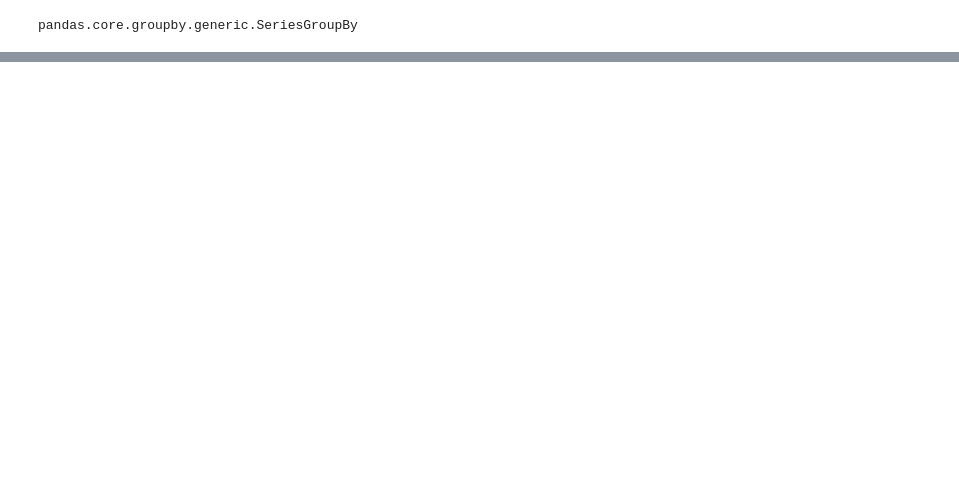
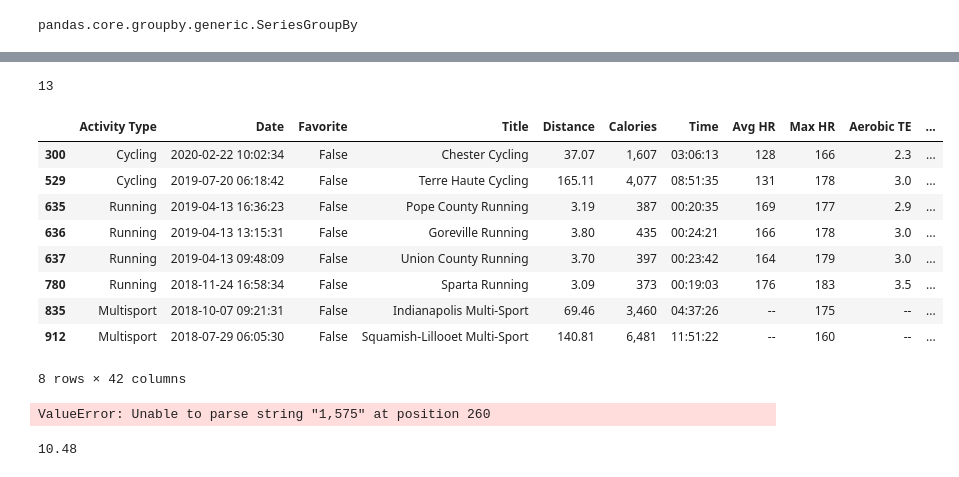
Before and after one commit to keithkruelskie/athlete_prediction, a Jupyter notebook: scratch_work.ipynb, the cells around one changed output, grey strips where cells are left out. Drawn from its saved outputs; the diff is of its cells as text; code cells hidden in the pictures; blank space fills up the shorter version.

```diff
--- a/scratch_work.ipynb
+++ b/scratch_work.ipynb
@@ -218,0 +285,19 @@ pandas.core.groupby.generic.SeriesGroupBy
+# %%
+eb = pd.read_csv('./data/raw/Garmin/02_eric_bayless_updated.csv')
+# %%
+eb['Race'].sum()
+# %% [output]
+13
+# %%
+eb[eb['Race'] != 0]
+# %% [output]
+|  | Activity Type | Date | Favorite | Title | Distance | Calories | Time | Avg HR | Max HR | Aerobic TE | ... |
+| 300 | Cycling | 2020-02-22 10:02:34 | False | Chester Cycling | 37.07 | 1,607 | 03:06:13 | 128 | 166 | 2.3 | ... |
+| 529 | Cycling | 2019-07-20 06:18:42 | False | Terre Haute Cycling | 165.11 | 4,077 | 08:51:35 | 131 | 178 | 3.0 | ... |
+| 635 | Running | 2019-04-13 16:36:23 | False | Pope County Running | 3.19 | 387 | 00:20:35 | 169 | 177 | 2.9 | ... |
+| 636 | Running | 2019-04-13 13:15:31 | False | Goreville Running | 3.80 | 435 | 00:24:21 | 166 | 178 | 3.0 | ... |
+| 637 | Running | 2019-04-13 09:48:09 | False | Union County Running | 3.70 | 397 | 00:23:42 | 164 | 179 | 3.0 | ... |
+| 780 | Running | 2018-11-24 16:58:34 | False | Sparta Running | 3.09 | 373 | 00:19:03 | 176 | 183 | 3.5 | ... |
+| 835 | Multisport | 2018-10-07 09:21:31 | False | Indianapolis Multi-Sport | 69.46 | 3,460 | 04:37:26 | -- | 175 | -- | ... |
+| 912 | Multisport | 2018-07-29 06:05:30 | False | Squamish-Lillooet Multi-Sport | 140.81 | 6,481 | 11:51:22 | -- | 160 | -- | ... |
+8 rows × 42 columns
@@ -218,0 +306,9 @@ pandas.core.groupby.generic.SeriesGroupBy
+# %%
+pd.to_numeric(jb['Distance'])
+# %% [output]
+ValueError: Unable to parse string "1,575" at position 260
+# %%
+#jb.drop(index=260, inplace=True)
+jb[jb['Activity Type'] == 'Running']['Distance'].astype('float').max()
+# %% [output]
+10.48
```
Also changed, not shown: parts of 16 cells of this notebook, 14 other files.
